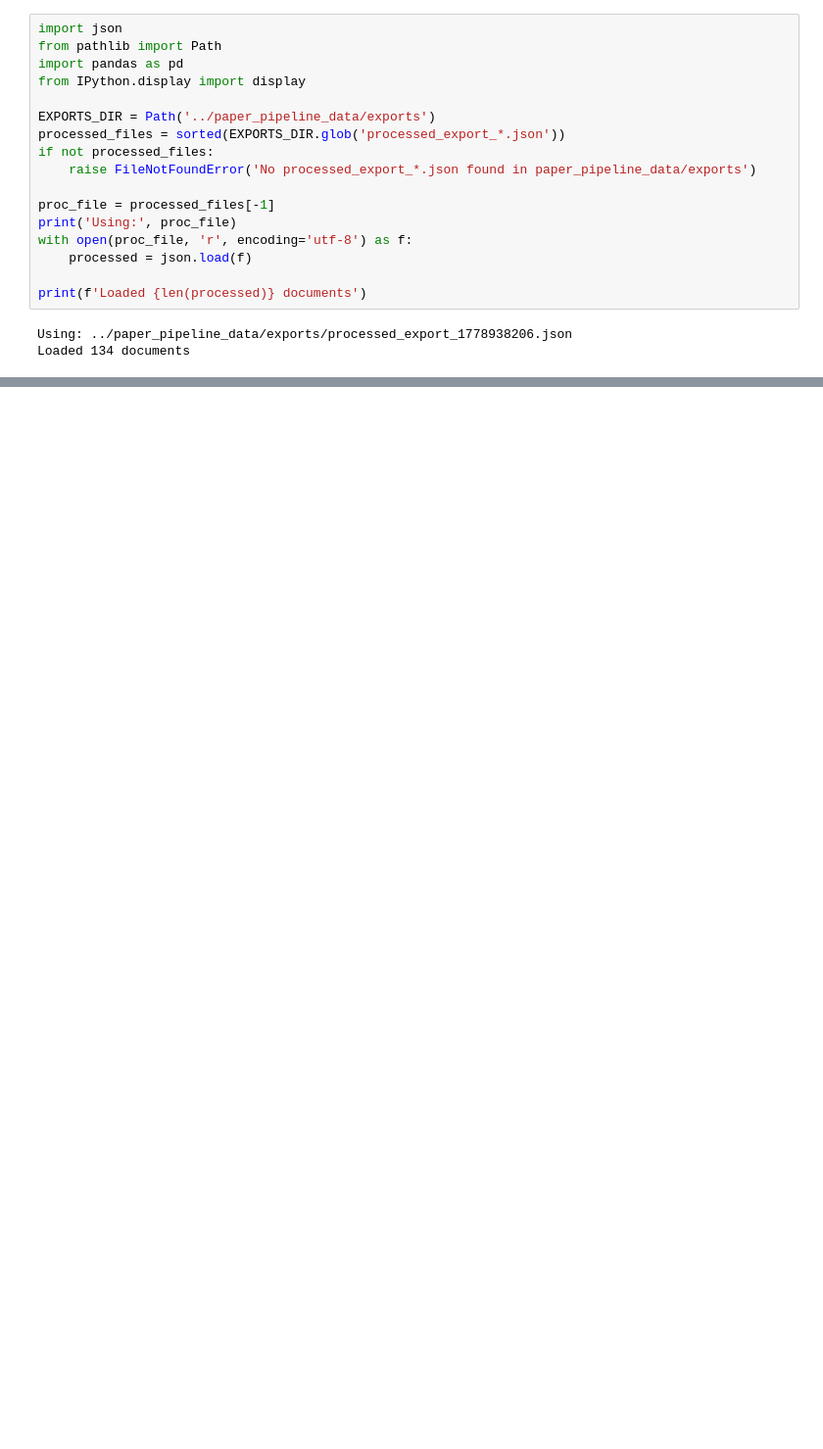
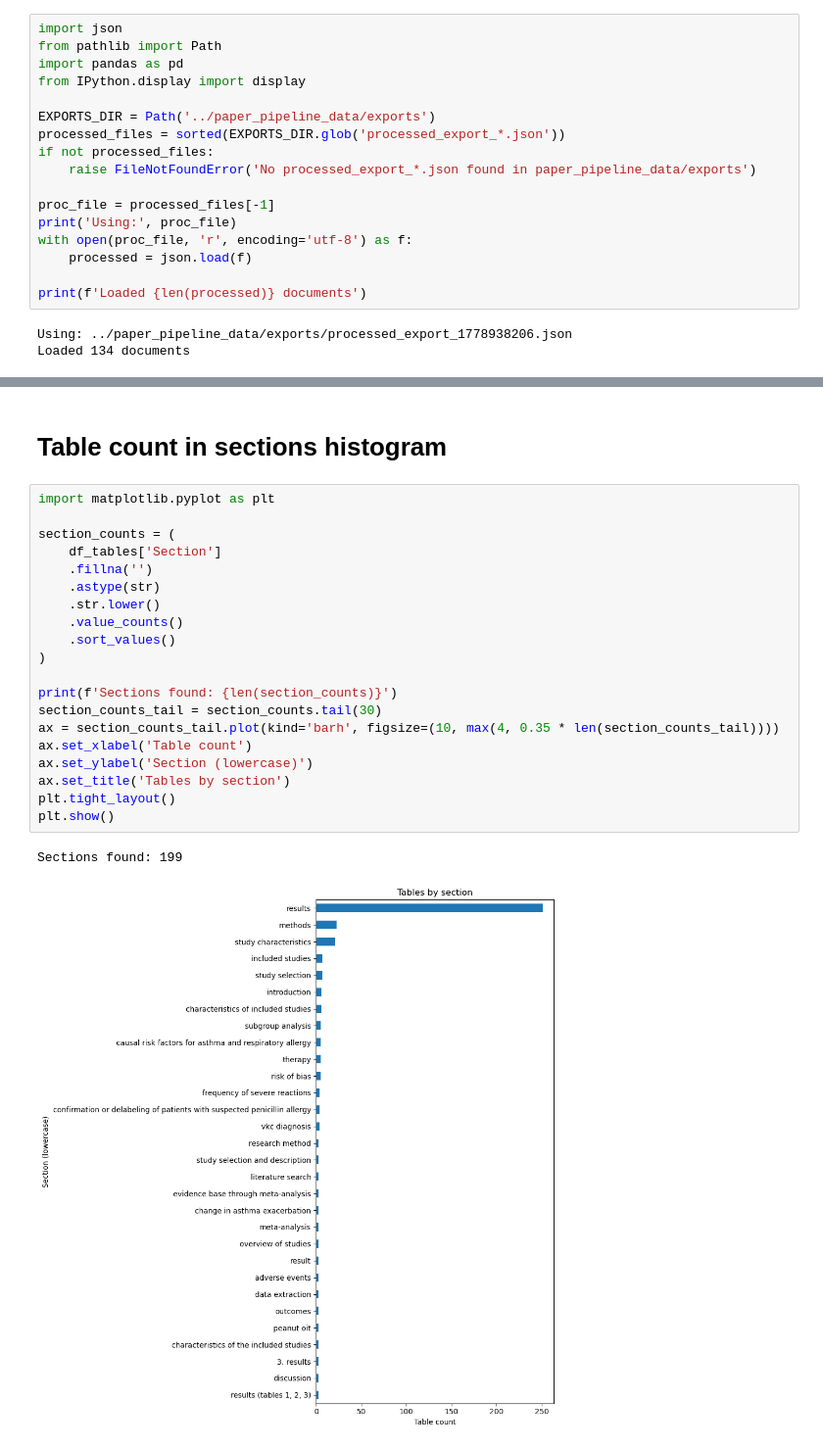
Before and after one commit to AGH-Projects-Library/ai4es-oa-paper-scrapper, a Jupyter notebook: notebooks/inspect_rob_tables_report.ipynb, the cells around one changed output, grey strips where cells are left out. Shown at 98% size. Saved outputs shown, nothing was run; the diff lists cells and outputs as text; blank space fills up the shorter version.

Commit message:
table examples

```diff
--- a/notebooks/inspect_rob_tables_report.ipynb
+++ b/notebooks/inspect_rob_tables_report.ipynb
@@ -111,3 +119,28 @@ PDF Path: paper_pipeline_data/pdf/PMC10349543.pdf
 | 6 | Jeong 2020 | Some concerns | Some concerns | Low risk | Some concerns | ... |
 | 7 | Ahn 2020 | Some concerns | Low risk | Low risk | Some concerns | ... |
 | 8 | Cukrowska 2021 | Some concerns | Low risk | Low risk | Some concerns | ... |
+# %% [markdown]
+# Table count in sections histogram
+# %%
+import matplotlib.pyplot as plt
+
+section_counts = (
+    df_tables['Section']
+    .fillna('')
+    .astype(str)
+    .str.lower()
+    .value_counts()
+    .sort_values()
+)
+
+print(f'Sections found: {len(section_counts)}')
+section_counts_tail = section_counts.tail(30)
+ax = section_counts_tail.plot(kind='barh', figsize=(10, max(4, 0.35 * len(section_counts_tail))))
+ax.set_xlabel('Table count')
+ax.set_ylabel('Section (lowercase)')
+ax.set_title('Tables by section')
+plt.tight_layout()
+plt.show()
+# %% [output]
+Sections found: 199
+[figure, added]
```
Also changed, not shown: parts of 11 cells of this notebook.
